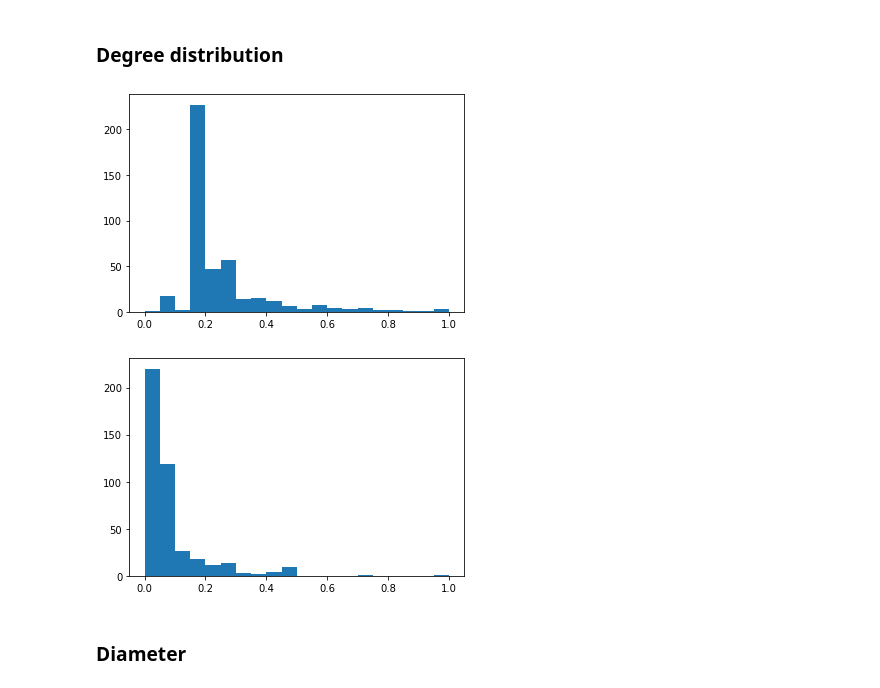
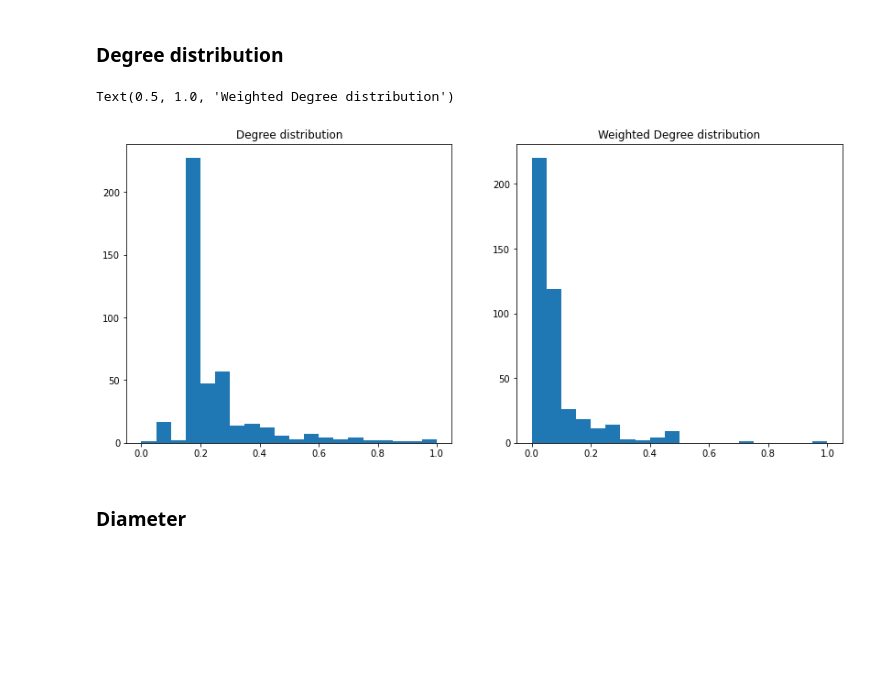
Before and after one commit to AlbezJelt/data-analytics-project-21-22, a Jupyter notebook: src/final_analysis/network_and_centrality.ipynb, the cells around one changed output. Saved outputs shown, nothing was run; the diff lists cells and outputs as text; code cells hidden in the pictures; blank space fills up the shorter version.

Commit message:
fixed analitycs images layout

```diff
--- a/src/final_analysis/network_and_centrality.ipynb
+++ b/src/final_analysis/network_and_centrality.ipynb
@@ -54,16 +75,15 @@ label: LISSONE-MUGGIO', a: 0.05807550046613351
 ### Degree distribution
 # %%
 bins = len([val for bin1, bin2, val in g.degree_distribution().bins()])
-plt.hist(average_degree, bins)
-plt.show()
+fig, (axs1, axs2) = plt.subplots(1, 2)
+fig.set_size_inches(14, 6)
+axs1.hist(average_degree, bins)
+axs1.set_title("Degree distribution")
+axs2.hist(w_average_degree, bins)
+axs2.set_title("Weighted Degree distribution")
 # %% [output]
+Text(0.5, 1.0, 'Weighted Degree distribution')
-[figure, old version]
+[figure, new version]
-# %%
-bins = len([val for bin1, bin2, val in g.degree_distribution().bins()])
-plt.hist(w_average_degree, bins)
-plt.show()
-# %% [output]
-[figure, removed]
 # %% [markdown]
 ### Diameter
 # %%
```
Also changed, not shown: parts of 4 cells of this notebook, 2 other files.
